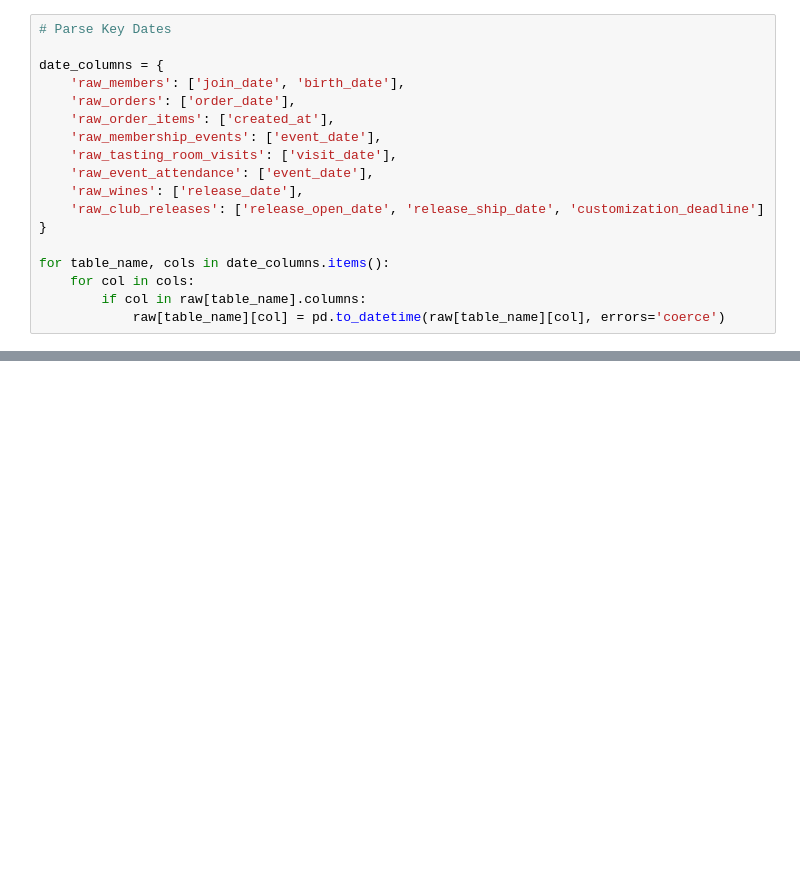
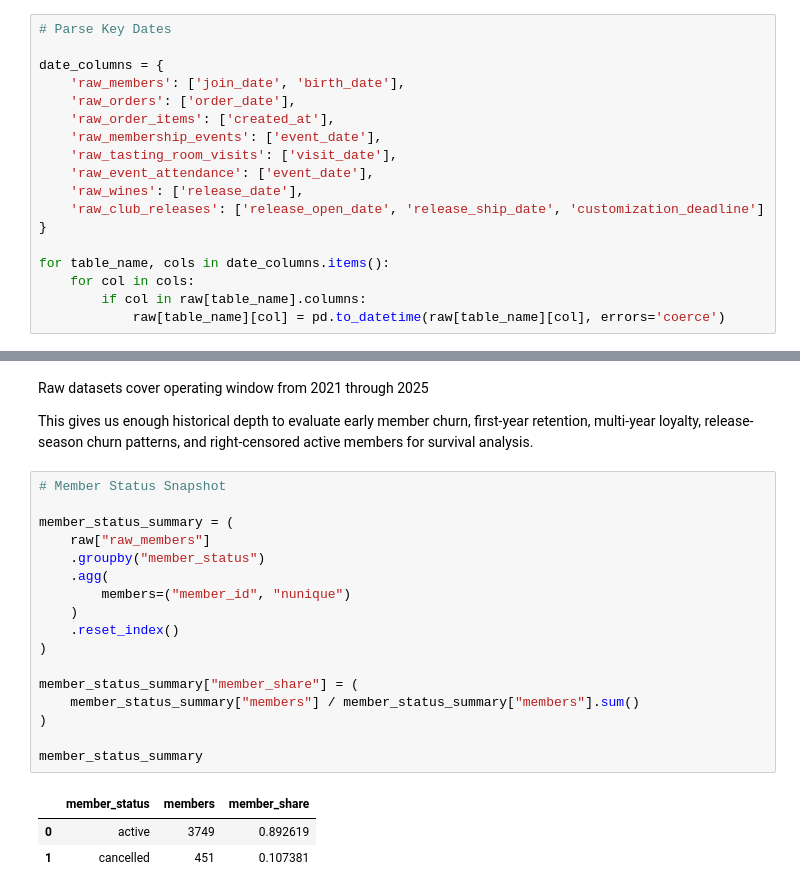
Before and after one commit to eddyk92/Bills-Bills-Bills-Churn-Analysis, a Jupyter notebook: notebooks/01_raw_data_audit.ipynb, the cells around one changed output, grey strips where cells are left out. Drawn from its saved outputs; the diff is of its cells as text; blank space fills up the shorter version.

```diff
--- a/notebooks/01_raw_data_audit.ipynb
+++ b/notebooks/01_raw_data_audit.ipynb
@@ -251,0 +415,25 @@ for table_name, cols in date_columns.items():
+# %% [markdown]
+Raw datasets cover operating window from 2021 through 2025
+
+This gives us enough historical depth to evaluate early member churn, first-year retention, multi-year loyalty, release-season churn patterns, and right-censored active members for survival analysis.
+# %%
+# Member Status Snapshot
+
+member_status_summary = (
+    raw["raw_members"]
+    .groupby("member_status")
+    .agg(
+        members=("member_id", "nunique")
+    )
+    .reset_index()
+)
+
+member_status_summary["member_share"] = (
+    member_status_summary["members"] / member_status_summary["members"].sum()
+)
+
+member_status_summary
+# %% [output]
+|  | member_status | members | member_share |
+| 0 | active | 3749 | 0.892619 |
+| 1 | cancelled | 451 | 0.107381 |
```
Also changed, not shown: parts of 7 cells of this notebook.
